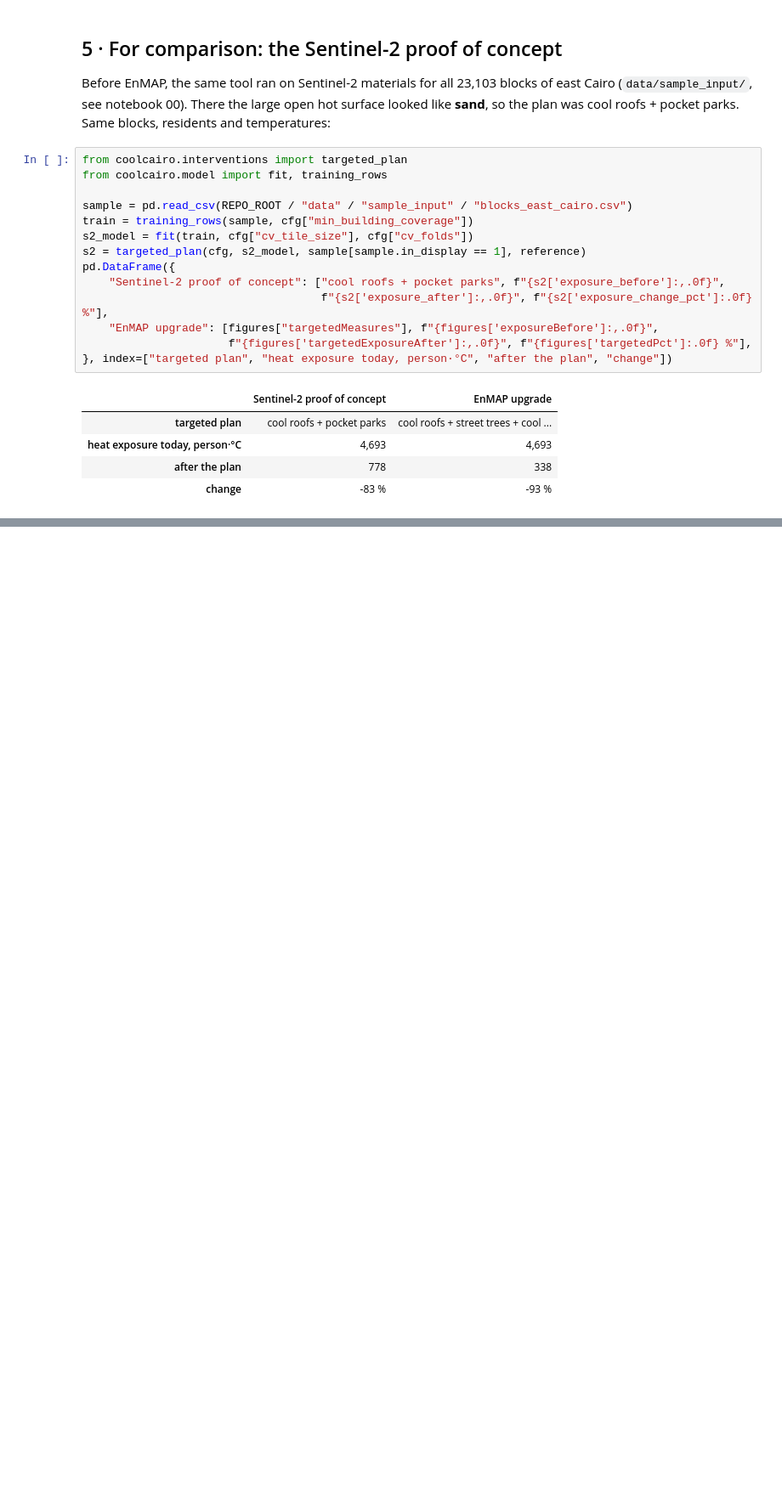
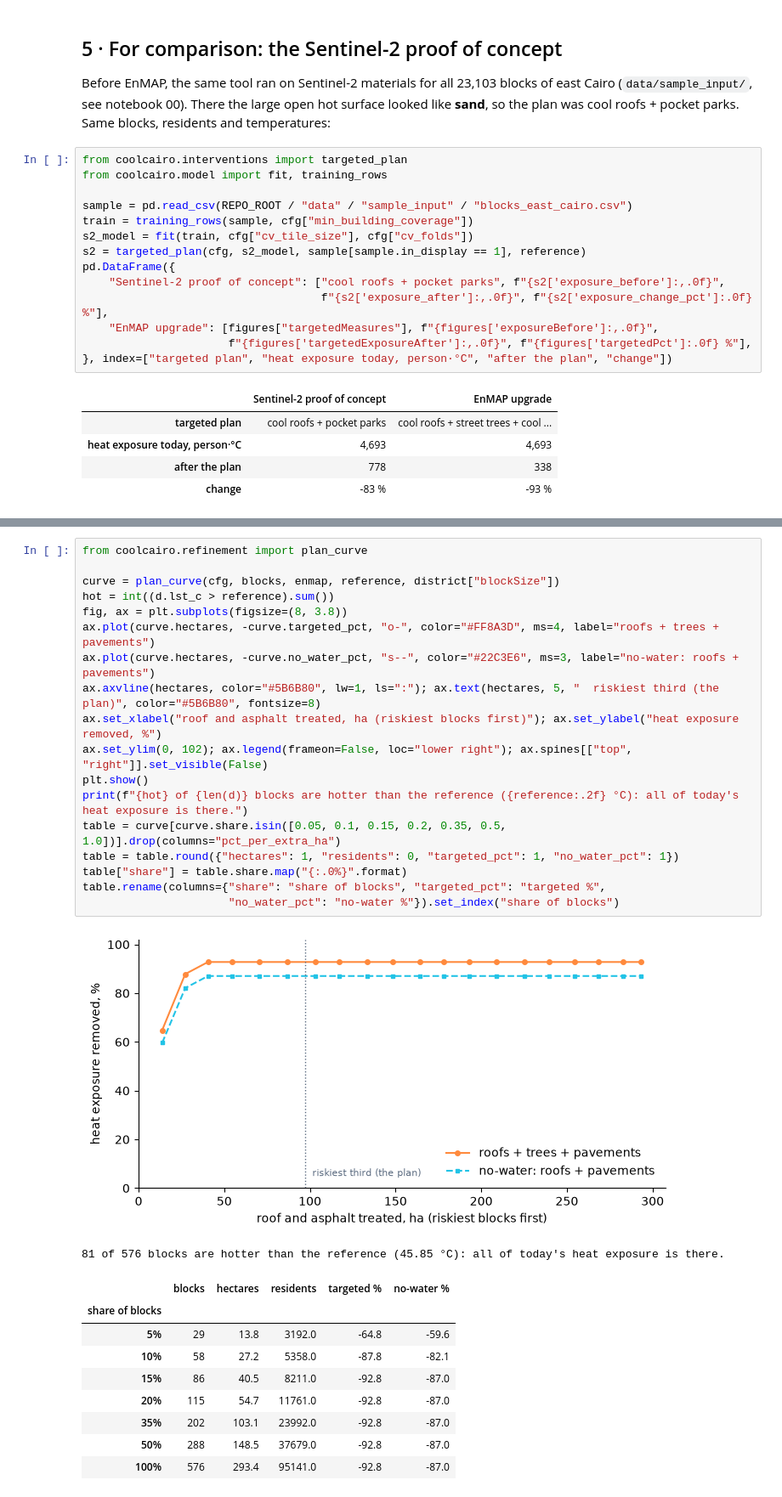
Before and after one commit to mohamedEsmat/CoolCairo, a Jupyter notebook: analysis/notebooks/07_upgrade_results.ipynb, the cells around one changed output, grey strips where cells are left out. Shown at 85% size. Cells and saved outputs as stored; diff of their text form; blank space fills up the shorter version.

Commit message:
Add refinement section (§6) to notebook 07

```diff
--- a/analysis/notebooks/07_upgrade_results.ipynb
+++ b/analysis/notebooks/07_upgrade_results.ipynb
@@ -274,0 +265,30 @@ pd.DataFrame({
+# %%
+from coolcairo.refinement import plan_curve
+
+curve = plan_curve(cfg, blocks, enmap, reference, district["blockSize"])
+hot = int((d.lst_c > reference).sum())
+fig, ax = plt.subplots(figsize=(8, 3.8))
+ax.plot(curve.hectares, -curve.targeted_pct, "o-", color="#FF8A3D", ms=4, label="roofs + trees + pavements")
+ax.plot(curve.hectares, -curve.no_water_pct, "s--", color="#22C3E6", ms=3, label="no-water: roofs + pavements")
+ax.axvline(hectares, color="#5B6B80", lw=1, ls=":"); ax.text(hectares, 5, "  riskiest third (the plan)", color="#5B6B80", fontsize=8)
+ax.set_xlabel("roof and asphalt treated, ha (riskiest blocks first)"); ax.set_ylabel("heat exposure removed, %")
+ax.set_ylim(0, 102); ax.legend(frameon=False, loc="lower right"); ax.spines[["top", "right"]].set_visible(False)
+plt.show()
+print(f"{hot} of {len(d)} blocks are hotter than the reference ({reference:.2f} °C): all of today's heat exposure is there.")
+table = curve[curve.share.isin([0.05, 0.1, 0.15, 0.2, 0.35, 0.5, 1.0])].drop(columns="pct_per_extra_ha")
+table = table.round({"hectares": 1, "residents": 0, "targeted_pct": 1, "no_water_pct": 1})
+table["share"] = table.share.map("{:.0%}".format)
+table.rename(columns={"share": "share of blocks", "targeted_pct": "targeted %",
+                      "no_water_pct": "no-water %"}).set_index("share of blocks")
+# %% [output]
+[figure, added]
+81 of 576 blocks are hotter than the reference (45.85 °C): all of today's heat exposure is there.
+|  | blocks | hectares | residents | targeted % | no-water % |
+| share of blocks |  |  |  |  |  |
+| 5% | 29 | 13.8 | 3192.0 | -64.8 | -59.6 |
+| 10% | 58 | 27.2 | 5358.0 | -87.8 | -82.1 |
+| 15% | 86 | 40.5 | 8211.0 | -92.8 | -87.0 |
+| 20% | 115 | 54.7 | 11761.0 | -92.8 | -87.0 |
+| 35% | 202 | 103.1 | 23992.0 | -92.8 | -87.0 |
+| 50% | 288 | 148.5 | 37679.0 | -92.8 | -87.0 |
+| 100% | 576 | 293.4 | 95141.0 | -92.8 | -87.0 |
```
Also changed, not shown: parts of 8 cells of this notebook.
